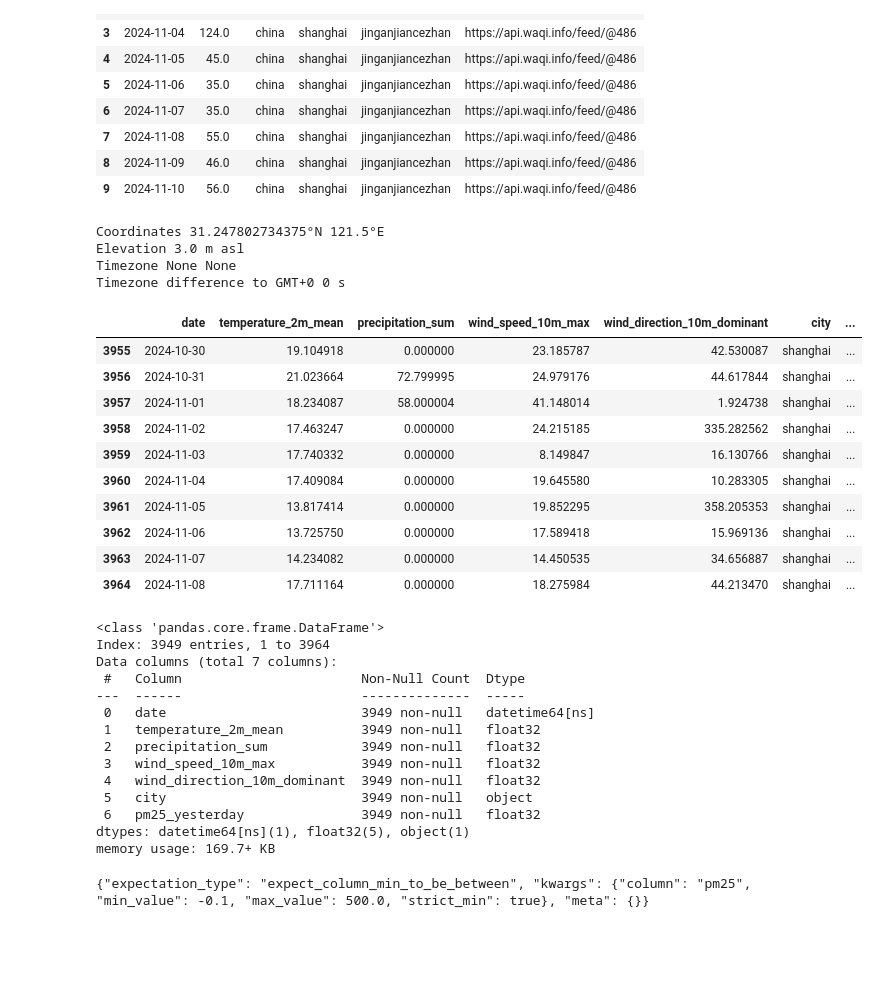
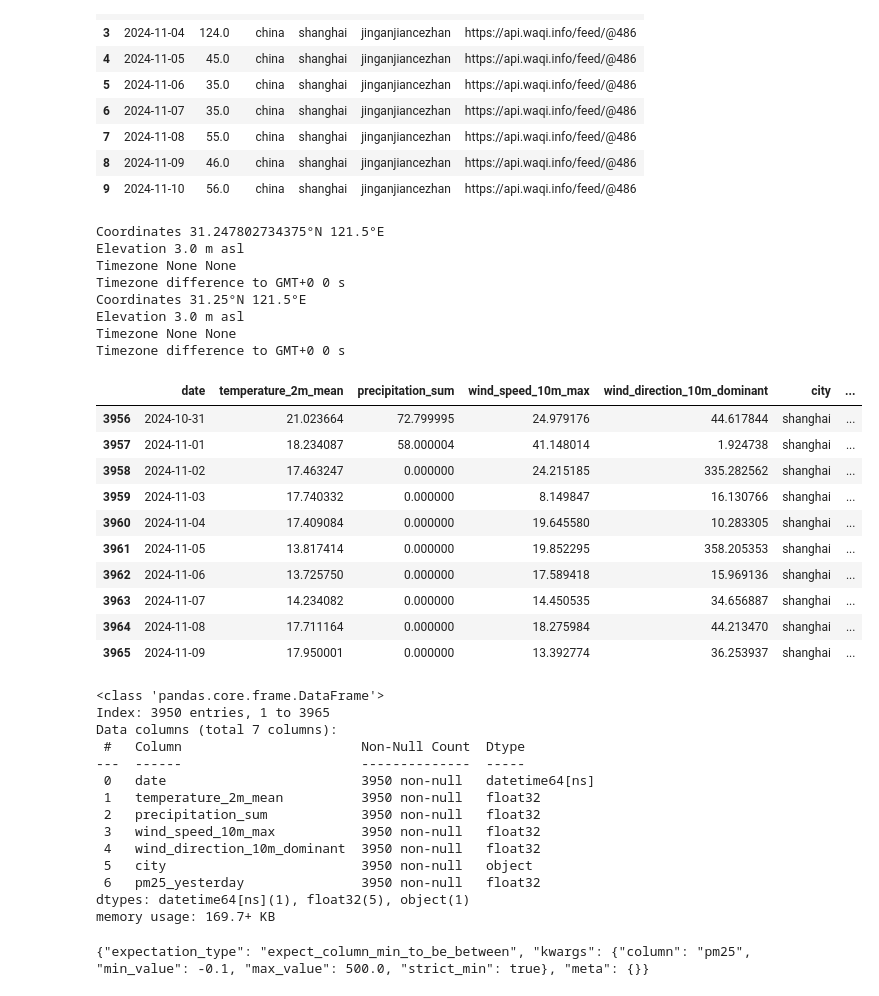
Before and after one commit to AMomozZz/mlfs-book, a Jupyter notebook: notebooks/ch03/1_air_quality_feature_backfill.ipynb, the cells around one changed output. Drawn from its saved outputs; the diff is of its cells as text; code cells hidden in the pictures; blank space fills up the shorter version.

```diff
--- a/notebooks/ch03/1_air_quality_feature_backfill.ipynb
+++ b/notebooks/ch03/1_air_quality_feature_backfill.ipynb
@@ -154,32 +154,38 @@ df_aq.sort_values(by='date', ascending=True).tail(10)
 # %%
 earliest_aq_date = pd.Series.min(df_aq['date'])
 earliest_aq_date = earliest_aq_date.strftime('%Y-%m-%d')
 earliest_aq_date
 
 weather_df = util.get_historical_weather(city, earliest_aq_date, str(today), latitude, longitude)
 
-# new_row_df = pd.DataFrame([{'date': pd.to_datetime('2024-11-09'), 'temperature_2m_mean': 17.700001, 'precipitation_sum': 0.0, 'wind_speed_10m_max': 13.513193, 'wind_direction_10m_dominant': 41.760216, 'city': 'shanghai'}])
-# new_row_df['temperature_2m_mean'] = new_row_df['temperature_2m_mean'].astype('float32')
-# new_row_df['precipitation_sum'] = new_row_df['precipitation_sum'].astype('float32')
-# new_row_df['wind_speed_10m_max'] = new_row_df['wind_speed_10m_max'].astype('float32')
-# new_row_df['wind_direction_10m_dominant'] = new_row_df['wind_direction_10m_dominant'].astype('float32')
-# weather_df = pd.concat([weather_df, new_row_df], ignore_index=True)
+hourly_df = util.get_yesterday_weather_forecast(city, latitude, longitude)
+hourly_df = hourly_df.set_index('date')
+daily_df = hourly_df.between_time('11:59', '12:01')
+daily_df = daily_df.reset_index()
+daily_df['date'] = pd.to_datetime(daily_df['date']).dt.date
+daily_df['date'] = pd.to_datetime(daily_df['date'])
+daily_df['city'] = city
+
+weather_df = pd.concat([weather_df, daily_df.head(1)])
 
 df_temp = df_aq.copy()
 df_temp['date'] = pd.to_datetime(df_temp['date']) + pd.Timedelta(days=1)
 
 weather_df = pd.merge(weather_df, df_temp[['date','pm25']], how='left', on="date")
 weather_df = weather_df.rename(columns={"pm25": "pm25_yesterday"})
 weather_df.dropna(inplace=True)
 
 weather_df.sort_values(by='date', ascending=True).tail(10)
 # %% [output]
 Coordinates 31.247802734375°N 121.5°E
 Elevation 3.0 m asl
 Timezone None None
 Timezone difference to GMT+0 0 s
+Coordinates 31.25°N 121.5°E
+Elevation 3.0 m asl
+Timezone None None
+Timezone difference to GMT+0 0 s
 |  | date | temperature_2m_mean | precipitation_sum | wind_speed_10m_max | wind_direction_10m_dominant | city | ... |
-| 3955 | 2024-10-30 | 19.104918 | 0.000000 | 23.185787 | 42.530087 | shanghai | ... |
 | 3956 | 2024-10-31 | 21.023664 | 72.799995 | 24.979176 | 44.617844 | shanghai | ... |
 | 3957 | 2024-11-01 | 18.234087 | 58.000004 | 41.148014 | 1.924738 | shanghai | ... |
 | 3958 | 2024-11-02 | 17.463247 | 0.000000 | 24.215185 | 335.282562 | shanghai | ... |
@@ -189,21 +195,22 @@ Timezone difference to GMT+0 0 s
 | 3962 | 2024-11-06 | 13.725750 | 0.000000 | 17.589418 | 15.969136 | shanghai | ... |
 | 3963 | 2024-11-07 | 14.234082 | 0.000000 | 14.450535 | 34.656887 | shanghai | ... |
 | 3964 | 2024-11-08 | 17.711164 | 0.000000 | 18.275984 | 44.213470 | shanghai | ... |
+| 3965 | 2024-11-09 | 17.950001 | 0.000000 | 13.392774 | 36.253937 | shanghai | ... |
 # %%
 weather_df.info()
 # %% [output]
 <class 'pandas.core.frame.DataFrame'>
-Index: 3949 entries, 1 to 3964
+Index: 3950 entries, 1 to 3965
 Data columns (total 7 columns):
  #   Column                       Non-Null Count  Dtype
 ---  ------                       --------------  -----
- 0   date                         3949 non-null   datetime64[ns]
- 1   temperature_2m_mean          3949 non-null   float32
- 2   precipitation_sum            3949 non-null   float32
- 3   wind_speed_10m_max           3949 non-null   float32
- 4   wind_direction_10m_dominant  3949 non-null   float32
- 5   city                         3949 non-null   object
- 6   pm25_yesterday               3949 non-null   float32
+ 0   date                         3950 non-null   datetime64[ns]
+ 1   temperature_2m_mean          3950 non-null   float32
+ 2   precipitation_sum            3950 non-null   float32
+ 3   wind_speed_10m_max           3950 non-null   float32
+ 4   wind_direction_10m_dominant  3950 non-null   float32
+ 5   city                         3950 non-null   object
+ 6   pm25_yesterday               3950 non-null   float32
 dtypes: datetime64[ns](1), float32(5), object(1)
 memory usage: 169.7+ KB
 # %%
```
Also changed, not shown: parts of 3 cells of this notebook, 1 other file.
